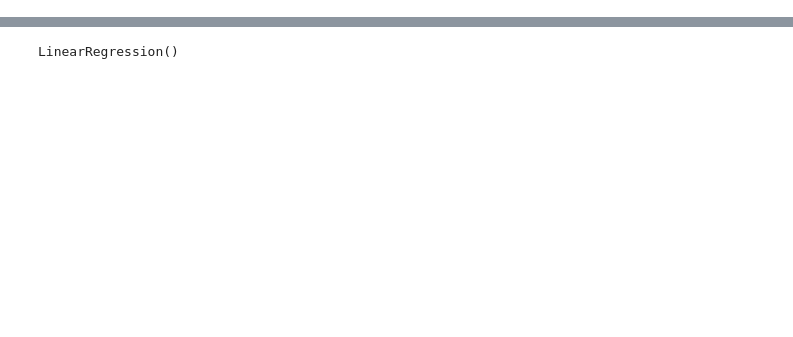
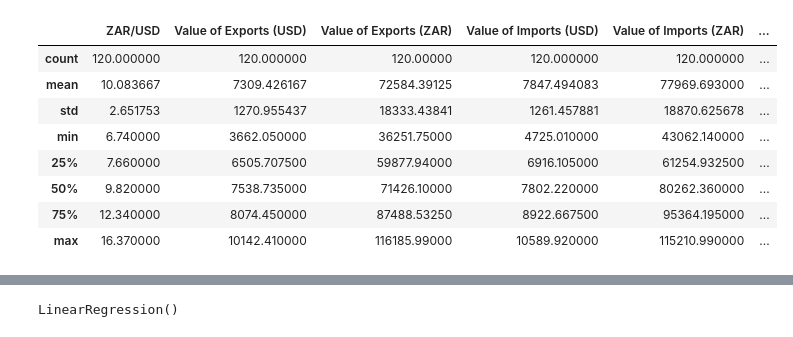
Before and after one commit to KiarieRayan/linear_regression, a Jupyter notebook: Linear_regression.ipynb, the cells around one changed output, grey strips where cells are left out. Cells and saved outputs as stored; diff of their text form; code cells hidden in the pictures; blank space fills up the shorter version.

```diff
--- a/Linear_regression.ipynb
+++ b/Linear_regression.ipynb
@@ -16,4 +16,14 @@ df.head()
 | 2008M04 | 7.79 | 7215.71 | 56174.34 | 9112.97 | 70944.49 | ... |
 | 2008M05 | 7.62 | 7379.67 | 56240.45 | 9090.14 | 69275.97 | ... |
 # %%
-df.
+df.describe()
+# %% [output]
+|  | ZAR/USD | Value of Exports (USD) | Value of Exports (ZAR) | Value of Imports (USD) | Value of Imports (ZAR) | ... |
+| count | 120.000000 | 120.000000 | 120.00000 | 120.000000 | 120.000000 | ... |
+| mean | 10.083667 | 7309.426167 | 72584.39125 | 7847.494083 | 77969.693000 | ... |
+| std | 2.651753 | 1270.955437 | 18333.43841 | 1261.457881 | 18870.625678 | ... |
+| min | 6.740000 | 3662.050000 | 36251.75000 | 4725.010000 | 43062.140000 | ... |
+| 25% | 7.660000 | 6505.707500 | 59877.94000 | 6916.105000 | 61254.932500 | ... |
+| 50% | 9.820000 | 7538.735000 | 71426.10000 | 7802.220000 | 80262.360000 | ... |
+| 75% | 12.340000 | 8074.450000 | 87488.53250 | 8922.667500 | 95364.195000 | ... |
+| max | 16.370000 | 10142.410000 | 116185.99000 | 10589.920000 | 115210.990000 | ... |
```
Also changed, not shown: parts of 7 cells of this notebook, 1 other file.
